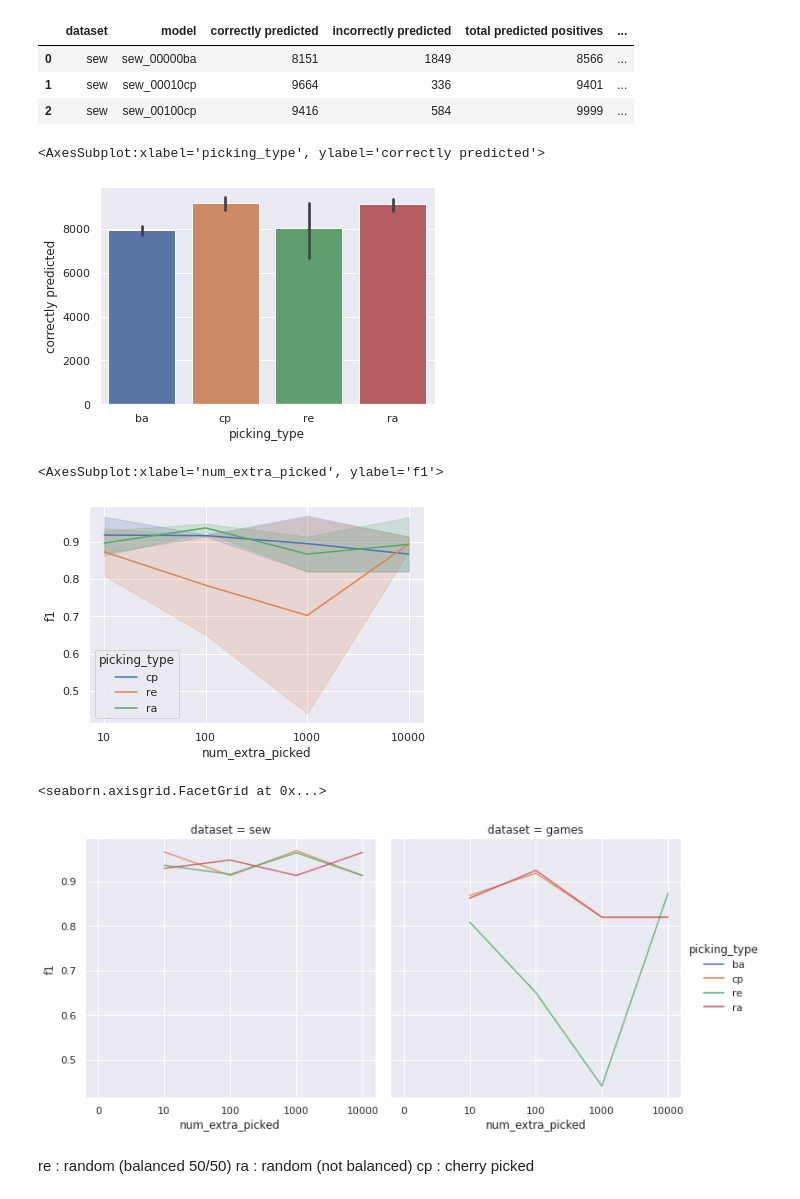
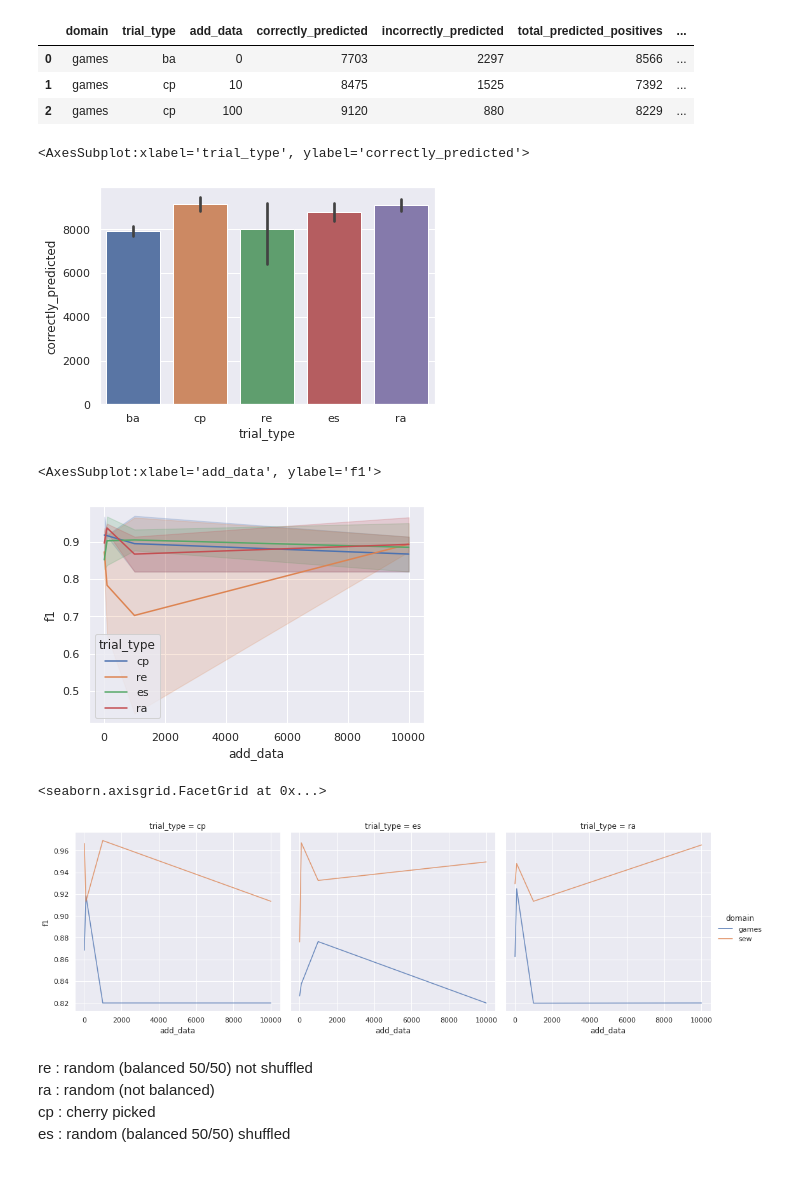
Before and after one commit to dmdequin/sentiment_analysis, a Jupyter notebook: sabrina/analyse_exp.ipynb, the cells around one changed output. Saved outputs shown, nothing was run; the diff lists cells and outputs as text; code cells hidden in the pictures.

```diff
--- a/sabrina/analyse_exp.ipynb
+++ b/sabrina/analyse_exp.ipynb
@@ -1,4 +1,4 @@
 # %%
 import pandas as pd
 # %%
-df = pd.read_csv('../report/metrics/all_datasets.csv')
+df = pd.read_csv('../report/metrics/all2.csv')
@@ -5,6 +25,6 @@ df = pd.read_csv('../report/metrics/all_datasets.csv')
 # %%
-df['picking_type'] = df['model'].apply(lambda x : x[-2:])
-df['num_extra_picked'] = df['model'].apply(lambda x : str(int(x.split('_')[1][:-2])))
+# df['picking_type'] = df['model'].apply(lambda x : x[-2:])
+# df['num_extra_picked'] = df['model'].apply(lambda x : str(int(x.split('_')[1][:-2])))
 # %%
 import seaborn as sns
 sns.set_theme(style="darkgrid")
@@ -13,34 +35,35 @@ sns.set_theme(style="darkgrid")
 # %%
 df.head(3)
 # %% [output]
-|  | dataset | model | correctly predicted | incorrectly predicted | total predicted positives | ... |
-| 0 | sew | sew_00000ba | 8151 | 1849 | 8566 | ... |
-| 1 | sew | sew_00010cp | 9664 | 336 | 9401 | ... |
-| 2 | sew | sew_00100cp | 9416 | 584 | 9999 | ... |
+|  | domain | trial_type | add_data | correctly_predicted | incorrectly_predicted | total_predicted_positives | ... |
+| 0 | games | ba | 0 | 7703 | 2297 | 8566 | ... |
+| 1 | games | cp | 10 | 8475 | 1525 | 7392 | ... |
+| 2 | games | cp | 100 | 9120 | 880 | 8229 | ... |
 # %%
-sns.barplot(data=df, x='picking_type', y='correctly predicted')
+sns.barplot(data=df, x='trial_type', y='correctly_predicted')
 # %% [output]
-<AxesSubplot:xlabel='picking_type', ylabel='correctly predicted'>
+<AxesSubplot:xlabel='trial_type', ylabel='correctly_predicted'>
-[figure, old version]
+[figure, new version]
 # %%
-sns.lineplot(data=df[df['picking_type'] != 'ba'], y='f1', hue='picking_type', x='num_extra_picked')
+sns.lineplot(data=df[df['trial_type'] != 'ba'], y='f1', hue='trial_type', x='add_data')
 # sns.lineplot(data=df, y='f1', x='num_extra_picked', hue='picking_type')
 # %% [output]
-<AxesSubplot:xlabel='num_extra_picked', ylabel='f1'>
+<AxesSubplot:xlabel='add_data', ylabel='f1'>
-[figure, old version]
+[figure, new version]
 # %%
 sns.relplot(
-    data=df, x="num_extra_picked", y="f1",
-    col="dataset", hue="picking_type", alpha=.8,
+    data=df[(df['trial_type'] != 'ba') & (df['trial_type'] != 're')], x="add_data", y="f1",
+    col="trial_type", hue="domain", alpha=.8,
     kind="line"
 )
 # %% [output]
 <seaborn.axisgrid.FacetGrid at 0x...>
-[figure, old version]
+[figure, new version]
 # %% [markdown]
-re : random (balanced 50/50)
+re : random (balanced 50/50) not shuffled
 ra : random (not balanced)
 cp : cherry picked
+es : random (balanced 50/50) shuffled
 # %%
 g = sns.catplot(
     data=df, kind="bar",
```
Also changed, not shown: parts of 3 cells of this notebook, 11 other files.
